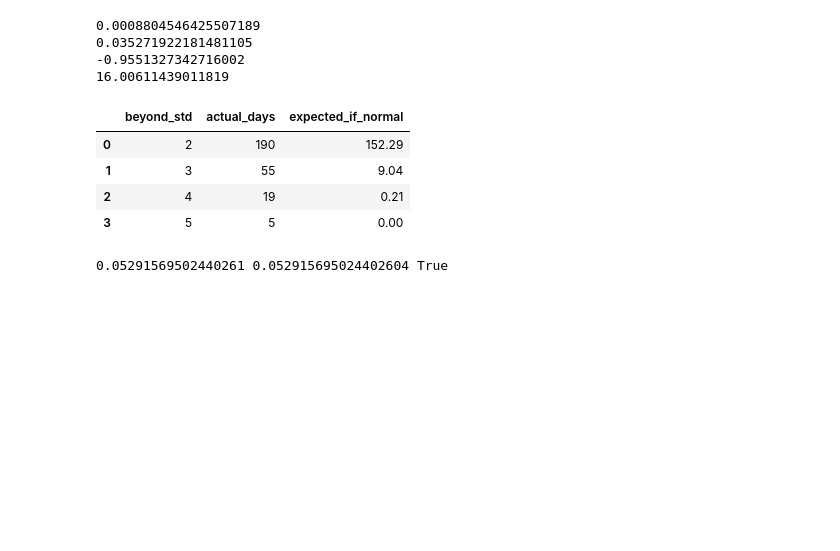
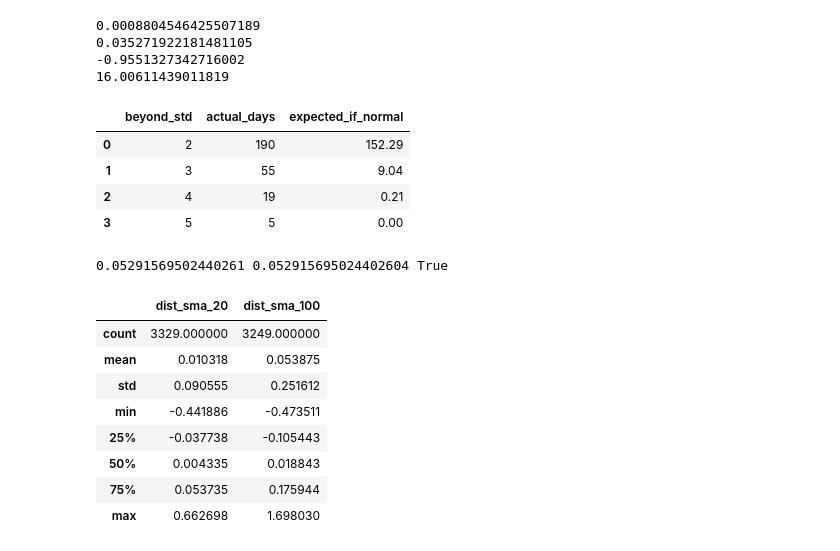
Before and after one commit to youssef-bensalem/cryptosense-ai, a Jupyter notebook: notebooks/03_returns_eda.ipynb, the cells around one changed output. Drawn from its saved outputs; the diff is of its cells as text; code cells hidden in the pictures; blank space fills up the shorter version.

```diff
--- a/notebooks/03_returns_eda.ipynb
+++ b/notebooks/03_returns_eda.ipynb
@@ -99,3 +99,9 @@ print(manual, rolling_value, np.isclose(manual, rolling_value))
 vol_annual = df[["vol_20", "vol_60"]] * np.sqrt(365) * 100
 fig = px.line(vol_annual, title="BTC/USDT rolling volatility (annualised, %)")
 fig.show()
+# %%
+df["sma_20"]=df["close"].rolling(20).mean()
+df["sma_100"]=df["close"].rolling(100).mean()
+
+df["dist_sma_20"]=(df["close"]/df["sma_20"])-1
+df["dist_sma_100"]=(df["close"]/df["sma_100"])-1
@@ -101,0 +112,12 @@ fig.show()
+# %%
+df[["dist_sma_20", "dist_sma_100"]].describe()
+# %% [output]
+|  | dist_sma_20 | dist_sma_100 |
+| count | 3329.000000 | 3249.000000 |
+| mean | 0.010318 | 0.053875 |
+| std | 0.090555 | 0.251612 |
+| min | -0.441886 | -0.473511 |
+| 25% | -0.037738 | -0.105443 |
+| 50% | 0.004335 | 0.018843 |
+| 75% | 0.053735 | 0.175944 |
+| max | 0.662698 | 1.698030 |
```
Also changed, not shown: parts of 1 cell of this notebook.
